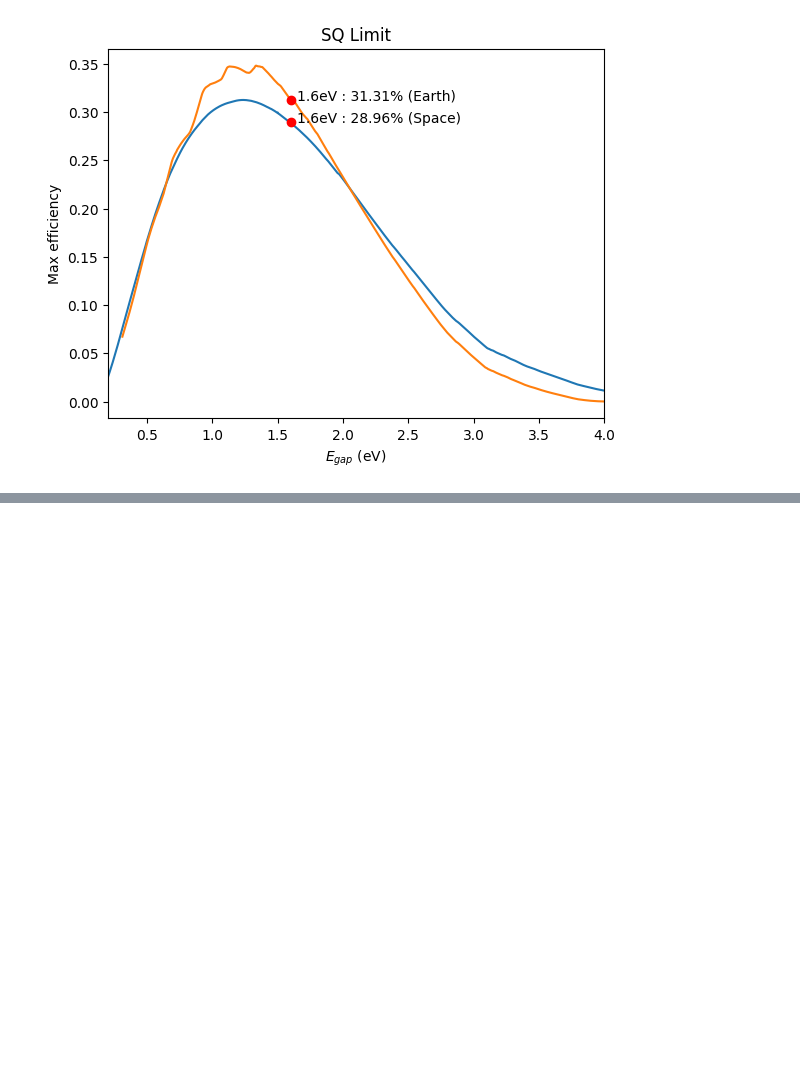
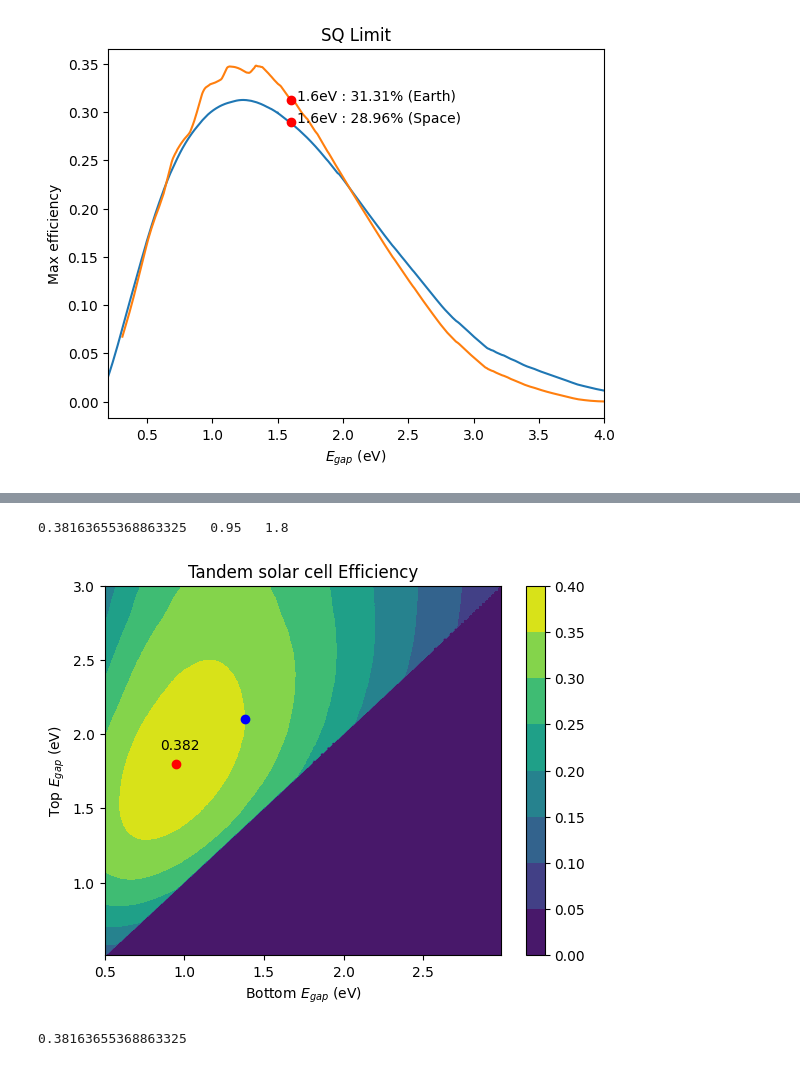
Before and after one commit to kmr5554/Tandem_PSC_Calculator, a Jupyter notebook: SQ limit.ipynb, the cells around one changed output, grey strips where cells are left out. Cells and saved outputs as stored; diff of their text form; code cells hidden in the pictures; blank space fills up the shorter version.

```diff
--- a/SQ limit.ipynb
+++ b/SQ limit.ipynb
@@ -318,0 +341,37 @@ For Earth, Optimal Bandgap : 1.3375 , Max Efficiency : 34.8049%
+# %%
+bottom_Egap = np.linspace(Egap_min, Egap_max-0.01, 250)
+top_Egap = np.linspace(Egap_min+0.01, Egap_max, 250)
+    # bottom_Egap, top_Egap = np.meshgrid(x, y)
+tandemfunc = np.zeros((250, 250))
+for i in range(250):
+    for j in range(250):
+        top_Egap_v = top_Egap[i]
+        bottom_Egap_v = bottom_Egap[j]
+        tandemfunc_v= tandem_max_power(top_Egap_v, bottom_Egap_v, photon_spectrumS)
+        tandemfunc[i, j] = tandemfunc_v
+# %%
+irradiance_S =  np.trapz(photon_spectrumS[::-1, 1] * e * photon_spectrumS[::-1, 0], photon_spectrumS[::-1, 0])
+# %%
+tandemfunc_eff = tandemfunc / irradiance_S
+# %%
+tandemfunc_eff = np.nan_to_num(tandemfunc_eff)
+# %%
+# Plot tandem cell efficiency
+plt.contourf(bottom_Egap, top_Egap, tandemfunc_eff, cmap='viridis')  # Filled contour plot
+plt.colorbar()  # Add colorbar
+plt.xlabel('Bottom $E_{gap}$ (eV)')
+plt.ylabel('Top $E_{gap}$ (eV)')
+plt.title('Tandem solar cell Efficiency')
+
+idx = np.unravel_index(np.argmax(tandemfunc_eff, axis=None), tandemfunc_eff.shape)
+plt.plot(bottom_Egap[idx[1]], top_Egap[idx[0]], 'ro')
+plt.plot(1.38, 2.1, 'bo')
+plt.text(bottom_Egap[idx[1]]-0.1, top_Egap[idx[0]]+0.1, '{:.3}'.format(tandemfunc_eff[idx]))
+print(tandemfunc_eff[idx],' ', bottom_Egap[idx[1]], ' ', top_Egap[idx[0]])
+# %% [output]
+0.38163655368863325   0.95   1.8
+[figure, added]
+# %%
+print(np.max(tandemfunc_eff))
+# %% [output]
+0.38163655368863325
```
Also changed, not shown: parts of 4 cells of this notebook.
